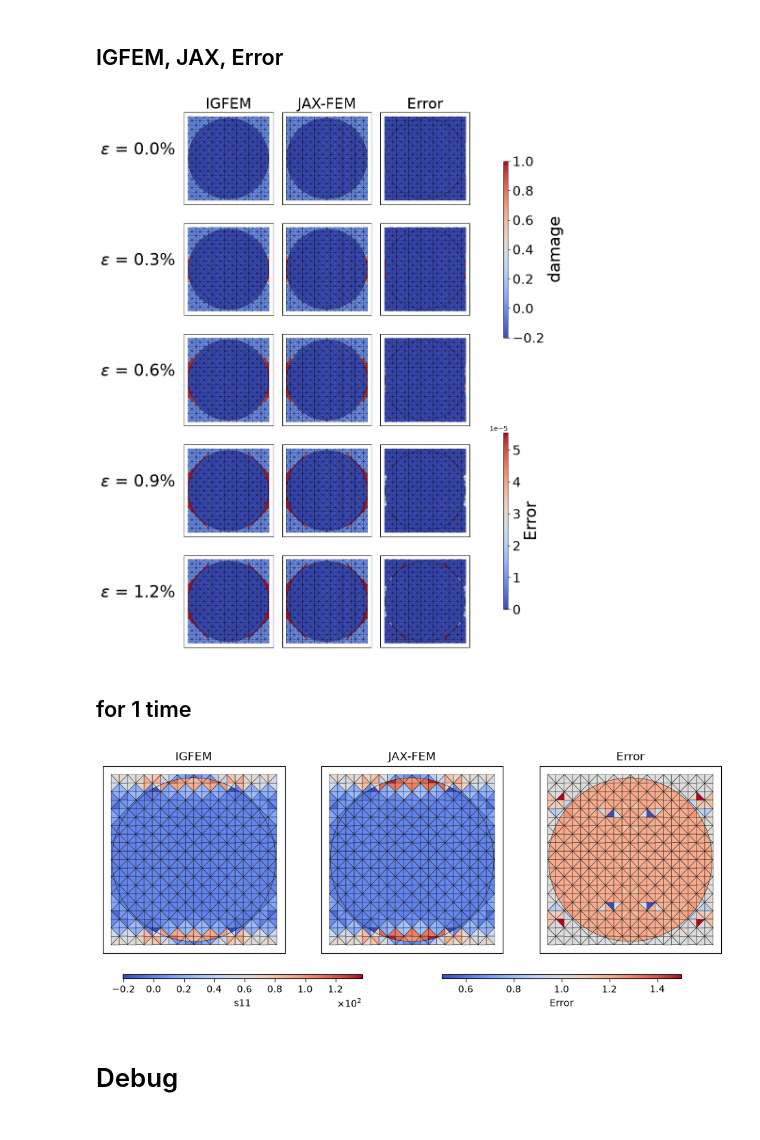
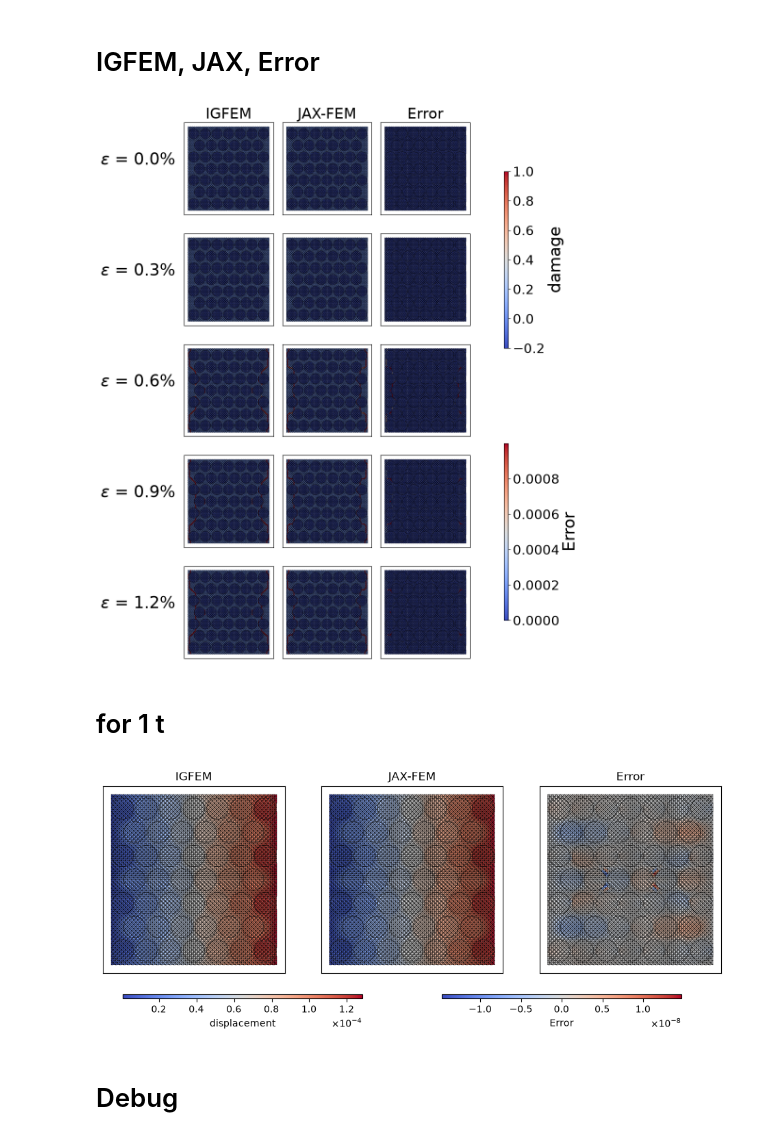
Before and after one commit to KeithBallard/fea-in-jax, a Jupyter notebook: postprocess.ipynb, the cells around one changed output. Drawn from its saved outputs; the diff is of its cells as text; code cells hidden in the pictures.

```diff
--- a/postprocess.ipynb
+++ b/postprocess.ipynb
@@ -11,6 +13,8 @@ from matplotlib.colors import Normalize
 # %%
-case_IGFEM = '1fib_t500'
-case_JAX = 'nonlinear_IGFEM_vmap_t500_1fib_keith'
+num_fib = 46
+case_IGFEM = f'{num_fib}fib_t500'
+# case_JAX = f'nonlinear_IGFEM_vmap_t500_{num_fib}fib_dense'
+case_JAX = f'nonlinear_IGFEM_vmap_t500_{num_fib}fib_CG'
 HOME = os.getcwd()
 path = os.path.join(HOME,'tests','output')
 IGFEM_path =  os.path.join(HOME,'tests','IGFEM_ref',case_IGFEM)
@@ -20,7 +24,6 @@ JAX_path =  os.path.join(path,case_JAX,'vtks')
 feature = 'damage' # ['e11', 'e22', 'e12','s11','s22','s12','damage']
 t_end = 500
 
-cell = 422
 
 feature_IGFEM = []
 feature_JAX   = []
@@ -75,3 +78,12 @@ s12_IGFEM   = np.array(s12_IGFEM)
 e11_IGFEM   = np.array(e11_IGFEM)
 e22_IGFEM   = np.array(e22_IGFEM)
 e12_IGFEM   = np.array(e12_IGFEM)
+
+strain_rate = 0.012 / len(feature_IGFEM)
+
+num_t = min(5,t_end+1)
+total_time = len(feature_IGFEM)
+time_discret = np.round(np.linspace(0, total_time-1, num_t)).astype(int)
+applied_strain = np.round(np.arange(total_time+1) * strain_rate * 100, 2)
+applied_strain[0] = 0
+applied_strain[-1] = 1.2
@@ -180,15 +133,6 @@ plt.savefig(path+'/'+case_JAX+f'/{feature}_t.png',bbox_inches='tight',dpi=300)
 # %% [markdown]
-## IGFEM, JAX, Error
+# IGFEM, JAX, Error
 # %%
-strain_rate = 0.012 / len(feature_IGFEM)
-
-num_t = min(5,t_end+1)
-total_time = len(feature_IGFEM)
-time_discret = np.round(np.linspace(0, total_time-1, num_t)).astype(int)
-applied_strain = np.round(np.arange(total_time+1) * strain_rate * 100, 2)
-applied_strain[0] = 0
-applied_strain[-1] = 1.2
-
 plot_label = feature_IGFEM
 plot_out   = feature_JAX
 error = abs(plot_out - plot_label)
@@ -197,7 +141,7 @@ if feature == 'damage':
     vmin=-0.2
     vmax=1
     vmin_e=np.min(error)
-    vmax_e=np.max(error)*1e-4
+    vmax_e=np.max(error)*1e-3
 else:
 # elif feature == 'damage':
     vmin=np.min(feature_IGFEM)
@@ -256,16 +200,17 @@ for ax_x in range(ax.shape[1]):
 fig.subplots_adjust(right=0.8)
 plt.savefig(path+'/'+case_JAX+'/model_comparsion_'+feature+'.png',bbox_inches='tight', dpi=300)
 # %% [output]
-[figure, old version]
+[figure, new version]
 # %% [markdown]
-## for 1 time
+# for 1 t
 # %%
-case_IGFEM = '1fib_t500'
-case_JAX = 'nonlinear_IGFEM_vmap_t500_1fib_keith'
+num_fib = 36
+case_IGFEM = f'{num_fib}fib_t500'
+case_JAX = f'nonlinear_IGFEM_vmap_t500_{num_fib}fib_CG'
 
 # features = ['displacement', 'e11','e22', 'e12','s11','s22','s12','damage',]
-features = ['s11']#,'s22','s12']
-# features = ['displacement','damage']
+# features = ['s11']#,'s22','s12']
+features = ['displacement']#,'damage']
 time = 500
 
 path = os.path.join(os.getcwd(),'tests','output')
@@ -302,10 +247,13 @@ for feature in features:
 
         plot_label = np.array(plot_label)
         plot_out = np.array(plot_out)
-    error = plot_out / plot_label
+    error = plot_out - plot_label
 
     if feature == 'displacement':
-        vmin, vmax = -1.1e-6, 8.5e-5
+        # vmin, vmax = -1.1e-6, 8.5e-5
+        # vmin, vmax = -1.1e-6, 8.5e-5
+        vmin=np.min(plot_label)
+        vmax=np.max(plot_label)
         err = np.max(abs(error))
         vmin_e=-err
         vmax_e=err
@@ -372,34 +320,34 @@ for feature in features:
 
     # Colorbar
     phi_ax_s = fig.add_axes([0.15, 0.2, 0.3, 0.01])
     cbarp_s = fig.colorbar(plot_label_feature, cax=phi_ax_s, orientation="horizontal")
     cbarp_s.formatter.set_powerlimits((0, 0))
     cbarp_s.formatter.set_useMathText(True)
     cbarp_s.set_label(feature)
 
     phi_ax_e = fig.add_axes([0.55, 0.2, 0.3, 0.01])
     cbarp_e = fig.colorbar(plot_label_error, cax=phi_ax_e, orientation="horizontal")
     cbarp_e.set_label('Error')
     # Force scientific notation
     cbarp_e.formatter.set_powerlimits((0, 0))
     cbarp_e.formatter.set_useMathText(True)
 
     # Titles
     ax[0].set_title('IGFEM')
     ax[1].set_title('JAX-FEM')
     ax[2].set_title('Error')
 
     # Ticks off
     for ax_y in range(ax.shape[0]):
         ax[ax_y].set_aspect('equal')
         ax[ax_y].set_xticks([])
         ax[ax_y].set_yticks([])
         ax[ax_y].autoscale()
 
     fig.subplots_adjust(bottom=0.1)
     plt.savefig(os.path.join(save_path,feature+'.png'),bbox_inches='tight', dpi=300)
 # %% [output]
-[figure, old version]
+[figure, new version]
 # %% [markdown]
 # Debug
 # %%
```
Also changed, not shown: parts of 8 cells of this notebook, 17 other files.
